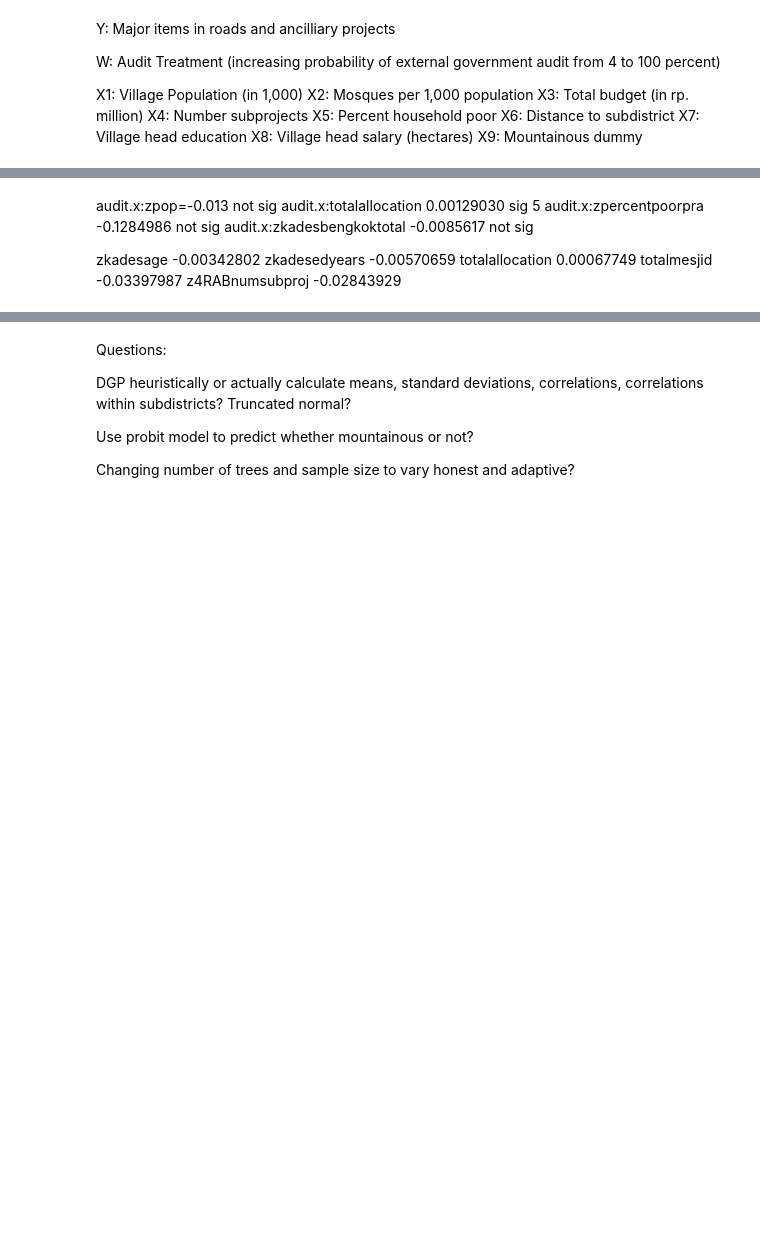
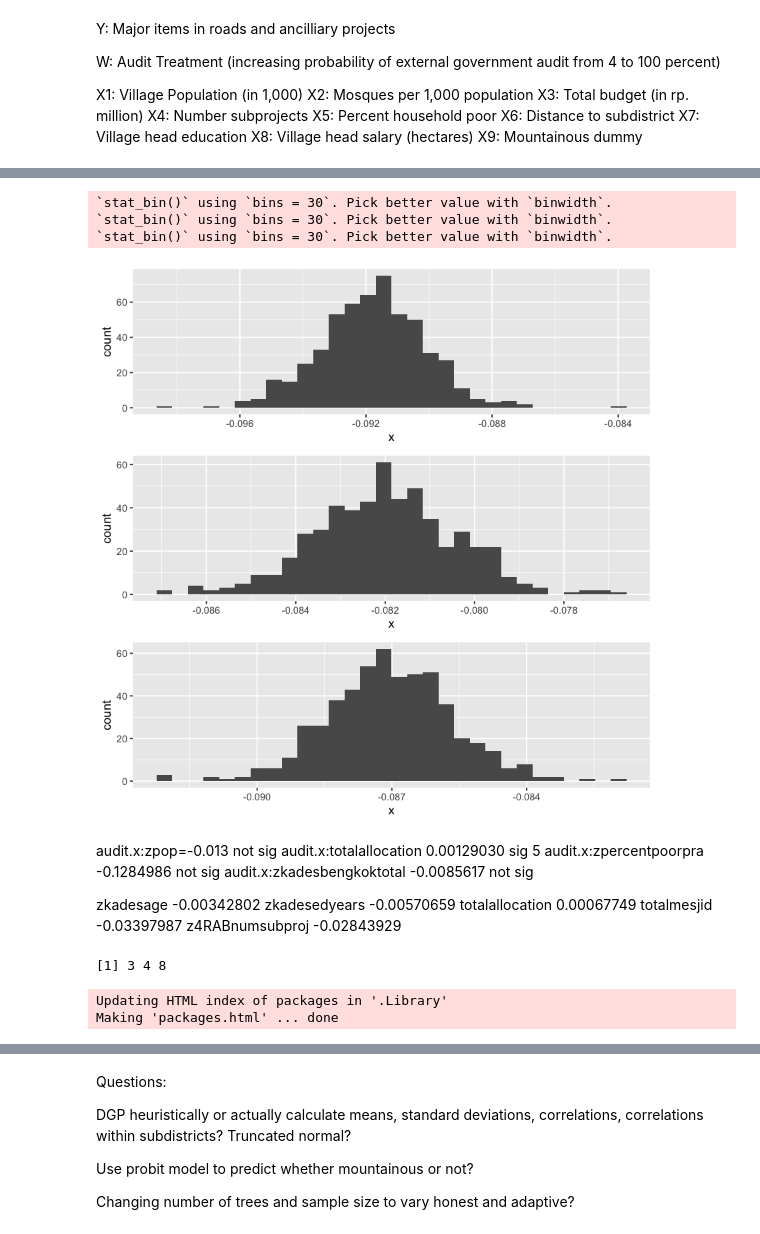
Before and after one commit to gerwinkiessling/CompStat, a Jupyter notebook: Project_Corruption.ipynb, the cells around one changed output, grey strips where cells are left out. Drawn from its saved outputs; the diff is of its cells as text; code cells hidden in the pictures; blank space fills up the shorter version.

```diff
--- a/Project_Corruption.ipynb
+++ b/Project_Corruption.ipynb
@@ -248,10 +231,3 @@ The following variables were used in the simulation study:
 # %%
 randomization_data <- read.dta("/Users/gerwinkiessling/Desktop/jpepublic/jperandomizationdata.dta")
-(road_data <- read.dta("/Users/gerwinkiessling/Desktop/jpepublic/jperoaddata.dta"))
-
-merged_data<-merge(randomization_data, road_data, by="desaid")
-merged_data<-merged_data[!is.na(merged_data$lndiffeall4mainancil),]
-merged_data$desaid<-as.numeric(merged_data$desaid)
-
-X_cont=as.data.frame(cbind(merged_data$zpop, merged_data$totalmesjid, merged_data$totalallocation, merged_data$z4RABnumsubproj, merged_data$zpercentpoorpra, merged_data$zdistancekec,
-        merged_data$zkadesedyears, merged_data$zkadesage, merged_data$zkadesbengkoktotal))
+road_data <- read.dta("/Users/gerwinkiessling/Desktop/jpepublic/jperoaddata.dta")
@@ -883,0 +1094,14 @@ coeftest(ols, vcov.=vcovHC(ols, cluster="kecnum"))
+# %%
+ATE_function<-function(dataset1, dataset2){
+empirical_results<-cf_empirical_function(randomization_data, road_data)
+df<-data.frame()
+
+df['ATE','Honest cluster-robust CF']<-empirical_results$ATE_honest_clustered[1]
+df['Standard Error','Honest cluster-robust CF']<-empirical_results$ATE_honest_clustered[2]
+df['ATE','Honest non-cluster-robust CF']<-empirical_results$ATE_honest_not_clustered[1]
+df['Standard Error','Honest non-cluster-robust CF']<-empirical_results$ATE_honest_not_clustered[2]
+df['ATE', 'Adaptive non-cluster-robust CF']<-empirical_results$ATE_adaptive[1]
+df['Standard Error', 'Adaptive non-cluster-robust CF']<-empirical_results$ATE_adaptive[2]
+
+    return(df)
+}
@@ -883,0 +1124,26 @@ coeftest(ols, vcov.=vcovHC(ols, cluster="kecnum"))
+# %%
+CATE_plot_function<-function(dataset1, dataset2){
+    empirical_results<-cf_empirical_function(dataset1, dataset2)
+
+tauhat_df<-data.frame()
+p<-list()
+
+for (i in c('tauhat_honest_clustered', 'tauhat_honest_not_clustered', 'tauhat_adaptive')){
+
+
+tauhat<-as.data.frame(empirical_results[i])
+#tauhat_df<-cbind(tauhat_df, tauhat)
+p[[i]]<-ggplot(tauhat, aes_string(x=tauhat[,i])) +
+    geom_histogram()
+}
+
+
+do.call(grid.arrange, p)
+}
+# %%
+CATE_plot_function(randomization_data, road_data)
+# %% [output]
+`stat_bin()` using `bins = 30`. Pick better value with `binwidth`.
+`stat_bin()` using `bins = 30`. Pick better value with `binwidth`.
+`stat_bin()` using `bins = 30`. Pick better value with `binwidth`.
+[figure, added]
@@ -894,0 +1201,30 @@ z4RABnumsubproj    -0.02843929
+# %%
+variable_importance=variable_importance(cf_clustered)
+important_variables=which(variable_importance > mean(variable_importance))
+important_variables
+
+
+cf_imp<-causal_forest(X=X[,important_variables], Y=merged_data$ln_diff_items, W=merged_data$audit, clusters=merged_data$subdistricts, tune.parameters="all")
+#cf_n_imp<-causal_forest(X=X[,important_variables], Y=merged_data$ln_diff_items, W=merged_data$audit, tune.parameters="all")
+tau_hat_clustered = predict(cf_imp)$predictions
+#plot_df<-as.data.frame(cbind(X, tau_hat_clustered))
+#hist(tau_hat_clustered)
+#tau_hat_not_clustered = predict(cf_n_imp)$predictions
+#hist(tau_hat_not_clustered)
+
+#sd(tau_hat_clustered)
+#sd(tau_hat_not_clustered)
+
+#average_treatment_effect(cf_imp)
+#average_treatment_effect(cf_n_imp)
+
+#test_calibration(cf_imp)
+#test_calibration(cf_n_imp)
+# %% [output]
+[1] 3 4 8
+# %%
+install.packages("gridExtra")
+library(gridExtra)
+# %% [output]
+Updating HTML index of packages in '.Library'
+Making 'packages.html' ... done
```
Also changed, not shown: parts of 94 cells of this notebook.
